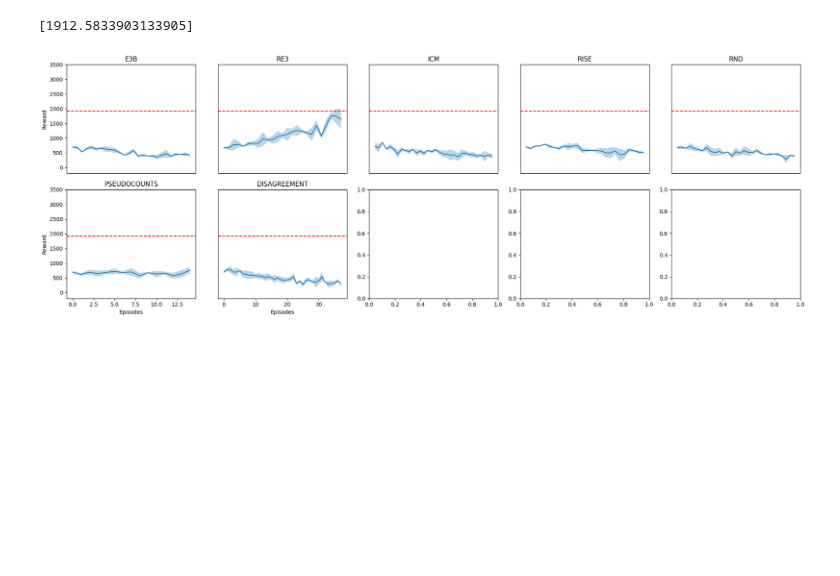
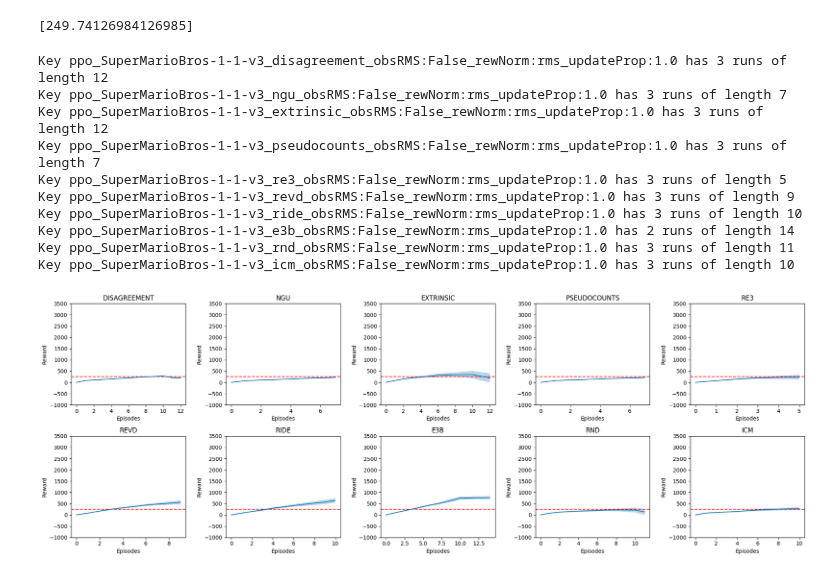
Before and after one commit to RLE-Foundation/rllte, a Jupyter notebook: src/plot.ipynb, the cells around one changed output. Cells and saved outputs as stored; diff of their text form; code cells hidden in the pictures; blank space fills up the shorter version.

```diff
--- a/src/plot.ipynb
+++ b/src/plot.ipynb
@@ -34,49 +34,62 @@ for key in results.keys():
         extrinsic_performance.append(mean)
         keys_to_pop.append(key)
 
-for key in keys_to_pop:
-    results.pop(key)
+#for key in keys_to_pop:
+#    results.pop(key)
 
+
+# plot the extrinsic curve
 print(extrinsic_performance)
 # %% [output]
-[1912.5833903133905]
+[249.74126984126985]
 # %%
 # make sure for each key in results, all the lists of rewards in the key are of the same length (which should be the max length common to all)
 for key in results:
     min_len = min([len(x) for x in results[key]])
     results[key] = [x[:min_len] for x in results[key]]
+    print(f"Key {key} has {len(results[key])} runs of length {min_len}")
 
 # plot 11 subplots
 fig, axs = plt.subplots(2, 5, figsize=(20, 7))
 axs = axs.ravel()
 
 for i, key in enumerate(results):
     mean = np.mean(results[key], axis=0)
     std = np.std(results[key], axis=0)
+
+    # append 0s to the beginning so that they start in the same place
+    mean = np.append(np.zeros(10), mean)
+    std = np.append(np.zeros(10), std)
+
+    # smooth with np.convolve
+    window = 10
+    mean = np.convolve(mean, np.ones(window), 'valid') / window
+    std = np.convolve(std, np.ones(window), 'valid') / window
+
     x = np.arange(len(mean))
 
     # plot line at the extrinsic performance
     axs[i].axhline(y=np.mean(extrinsic_performance), color="r", linestyle="--")
 
     algo_name = key.split("_")[2]
 
     axs[i].fill_between(x, mean - std, mean + std, alpha=0.3)
     axs[i].plot(x, mean)
     # y limit from 0 to 3500
-    axs[i].set_ylim([-200, 3500])
+    axs[i].set_ylim([-1000, 3500])
     axs[i].set_title(algo_name.upper())
-
-    # only show x labels for the bottom row
-    if i >= 5:
-        axs[i].set_xlabel("Episodes")
-    else:
-        axs[i].set_xticks([])
-
-    # only show y labels for the left column
-    if i % 5 == 0:
-        axs[i].set_ylabel("Reward")
-    else:
-        axs[i].set_yticks([])
+    axs[i].set_xlabel("Episodes")
+    axs[i].set_ylabel("Reward")
 plt.tight_layout()
 # %% [output]
+Key ppo_SuperMarioBros-1-1-v3_disagreement_obsRMS:False_rewNorm:rms_updateProp:1.0 has 3 runs of length 12
+Key ppo_SuperMarioBros-1-1-v3_ngu_obsRMS:False_rewNorm:rms_updateProp:1.0 has 3 runs of length 7
+Key ppo_SuperMarioBros-1-1-v3_extrinsic_obsRMS:False_rewNorm:rms_updateProp:1.0 has 3 runs of length 12
+Key ppo_SuperMarioBros-1-1-v3_pseudocounts_obsRMS:False_rewNorm:rms_updateProp:1.0 has 3 runs of length 7
+Key ppo_SuperMarioBros-1-1-v3_re3_obsRMS:False_rewNorm:rms_updateProp:1.0 has 3 runs of length 5
+Key ppo_SuperMarioBros-1-1-v3_revd_obsRMS:False_rewNorm:rms_updateProp:1.0 has 3 runs of length 9
+Key ppo_SuperMarioBros-1-1-v3_ride_obsRMS:False_rewNorm:rms_updateProp:1.0 has 3 runs of length 10
+Key ppo_SuperMarioBros-1-1-v3_e3b_obsRMS:False_rewNorm:rms_updateProp:1.0 has 2 runs of length 14
+Key ppo_SuperMarioBros-1-1-v3_rnd_obsRMS:False_rewNorm:rms_updateProp:1.0 has 3 runs of length 11
+Key ppo_SuperMarioBros-1-1-v3_icm_obsRMS:False_rewNorm:rms_updateProp:1.0 has 3 runs of length 10
-[figure, old version]
+[figure, new version]
```
Also changed, not shown: 14 other files.
